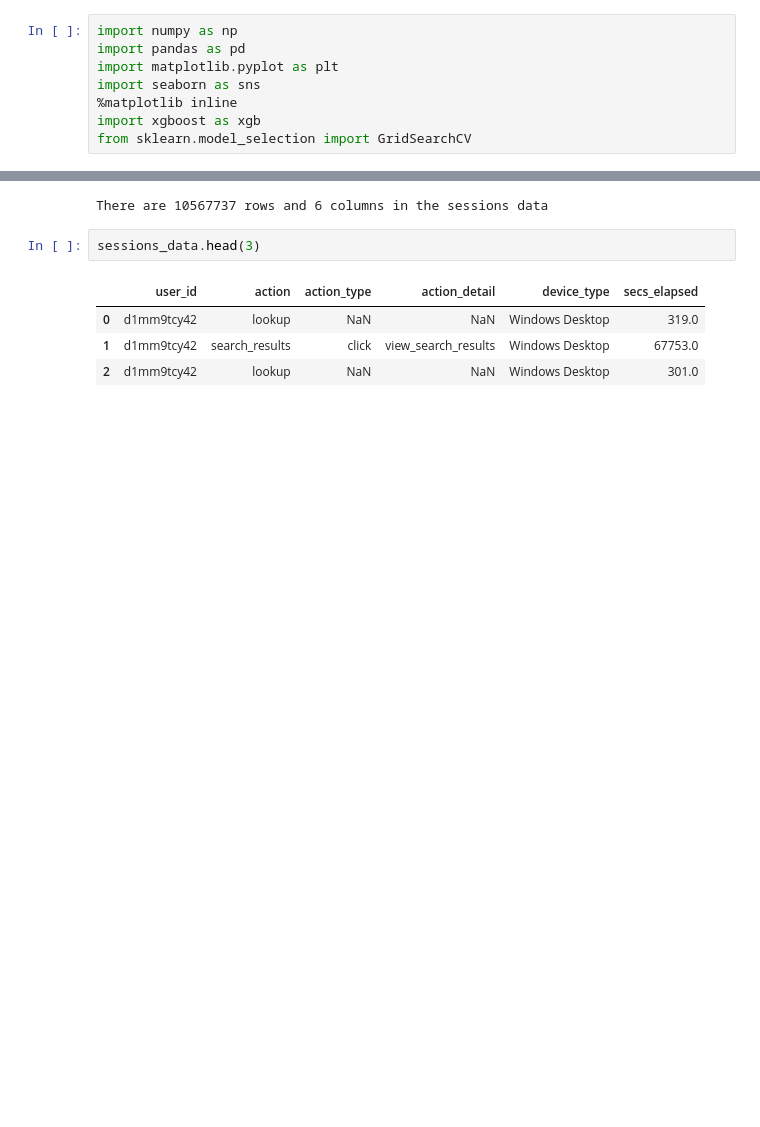
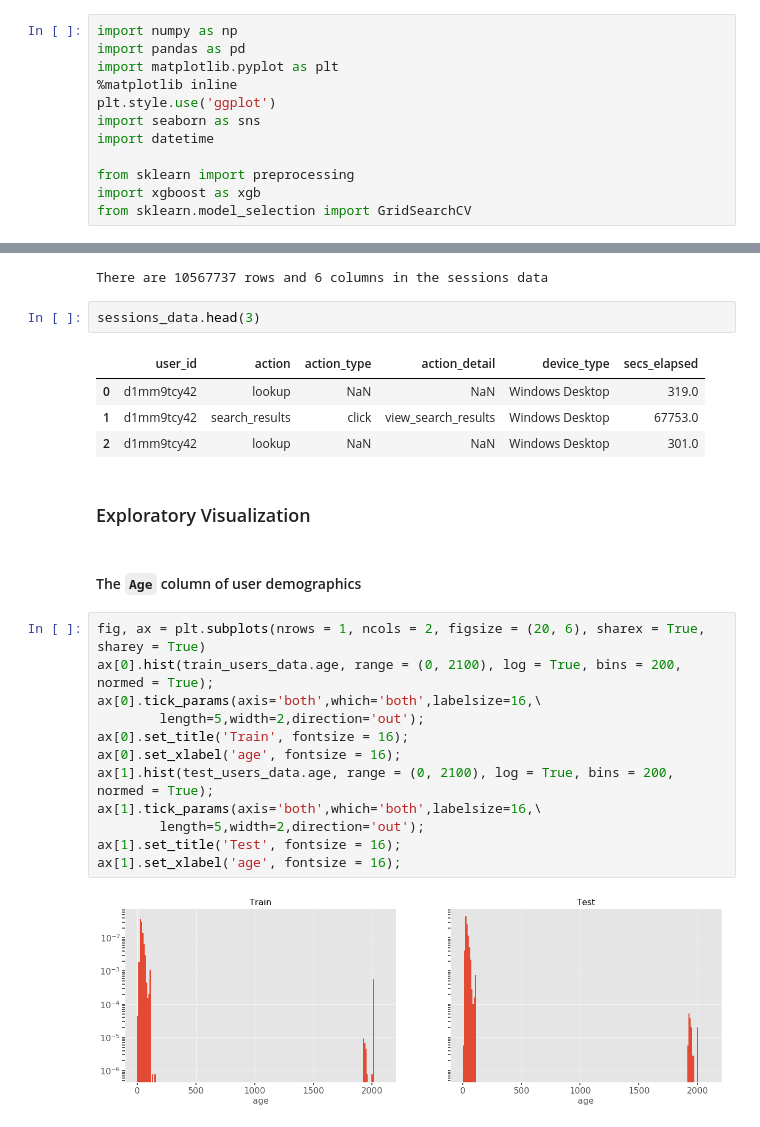
Before and after one commit to xingliuUT/History-Kaggle-Airbnb, a Jupyter notebook: solution.ipynb, the cells around one changed output, grey strips where cells are left out. Drawn from its saved outputs; the diff is of its cells as text; blank space fills up the shorter version.

Commit message:
feat: exploratory visualization for users data

```diff
--- a/solution.ipynb
+++ b/solution.ipynb
@@ -14,8 +18,12 @@ In the cells below, I'll load each one of the dataset and discuss features, calc
 import numpy as np
 import pandas as pd
 import matplotlib.pyplot as plt
+%matplotlib inline
+plt.style.use('ggplot')
 import seaborn as sns
-%matplotlib inline
+import datetime
+
+from sklearn import preprocessing
 import xgboost as xgb
 from sklearn.model_selection import GridSearchCV
 # %% [markdown]
@@ -162,3 +161,21 @@ sessions_data.head(3)
 | 0 | d1mm9tcy42 | lookup | NaN | NaN | Windows Desktop | 319.0 |
 | 1 | d1mm9tcy42 | search_results | click | view_search_results | Windows Desktop | 67753.0 |
 | 2 | d1mm9tcy42 | lookup | NaN | NaN | Windows Desktop | 301.0 |
+# %% [markdown]
+### Exploratory Visualization
+# %% [markdown]
+#### The `Age` column of user demographics
+# %%
+fig, ax = plt.subplots(nrows = 1, ncols = 2, figsize = (20, 6), sharex = True, sharey = True)
+ax[0].hist(train_users_data.age, range = (0, 2100), log = True, bins = 200, normed = True);
+ax[0].tick_params(axis='both',which='both',labelsize=16,\
+        length=5,width=2,direction='out');
+ax[0].set_title('Train', fontsize = 16);
+ax[0].set_xlabel('age', fontsize = 16);
+ax[1].hist(test_users_data.age, range = (0, 2100), log = True, bins = 200, normed = True);
+ax[1].tick_params(axis='both',which='both',labelsize=16,\
+        length=5,width=2,direction='out');
+ax[1].set_title('Test', fontsize = 16);
+ax[1].set_xlabel('age', fontsize = 16);
+# %% [output]
+[figure, added]
```
Also changed, not shown: parts of 37 cells of this notebook.
